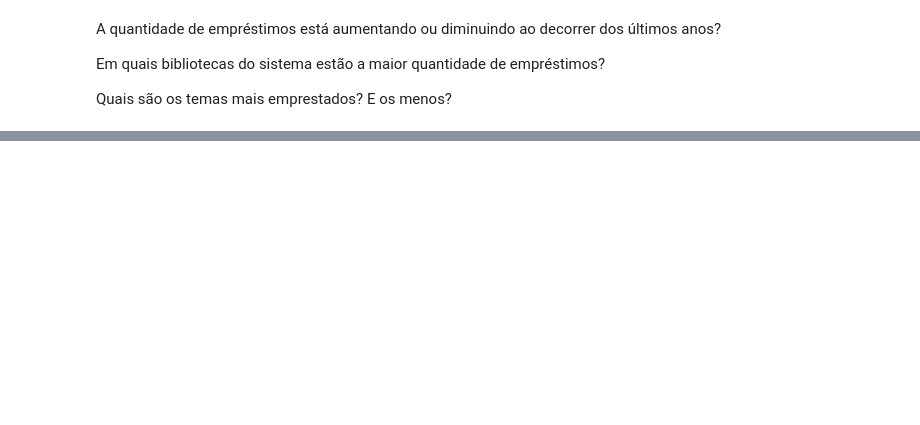
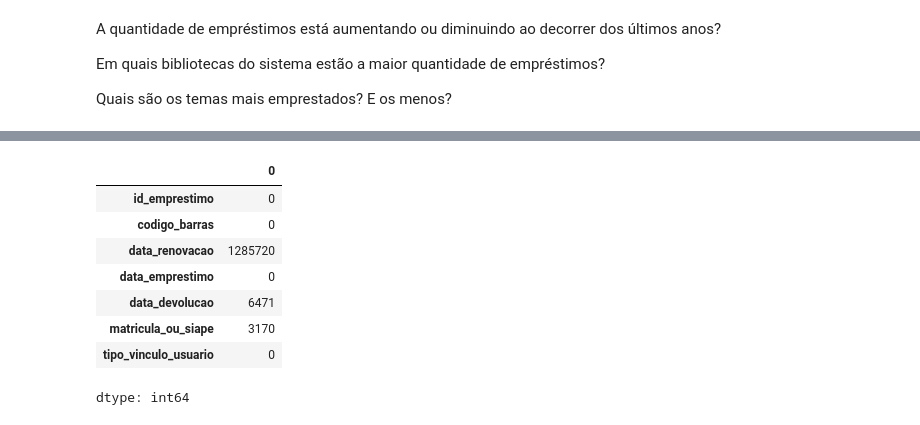
Before and after one commit to andersonfs94/emprestimos_acervo_biblioteca_UFRN, a Jupyter notebook: emprestimos_acervo_biblioteca_UFRN.ipynb, the cells around one changed output, grey strips where cells are left out. Saved outputs shown, nothing was run; the diff lists cells and outputs as text; code cells hidden in the pictures; blank space fills up the shorter version.

```diff
--- a/emprestimos_acervo_biblioteca_UFRN.ipynb
+++ b/emprestimos_acervo_biblioteca_UFRN.ipynb
@@ -36,0 +156,14 @@ url_20201 = "https://raw.githubusercontent.com/andersonfs94/emprestimos_acervo_b
+# %%
+# Conta o número de valores nulos de cada coluna
+# Count the number of null values in each column
+dataframe_unificado.isnull().sum()
+# %% [output]
+|  | 0 |
+| id_emprestimo | 0 |
+| codigo_barras | 0 |
+| data_renovacao | 1285720 |
+| data_emprestimo | 0 |
+| data_devolucao | 6471 |
+| matricula_ou_siape | 3170 |
+| tipo_vinculo_usuario | 0 |
+dtype: int64
```
Also changed, not shown: parts of 17 cells of this notebook.
